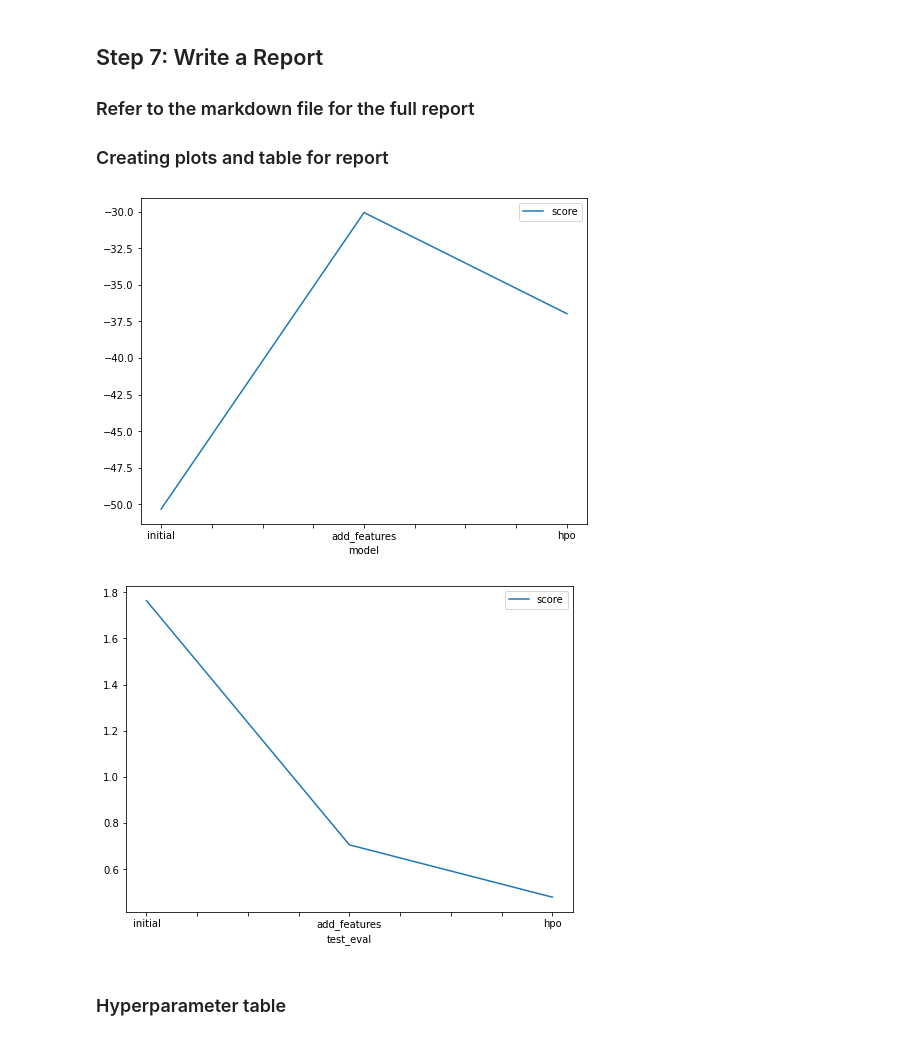
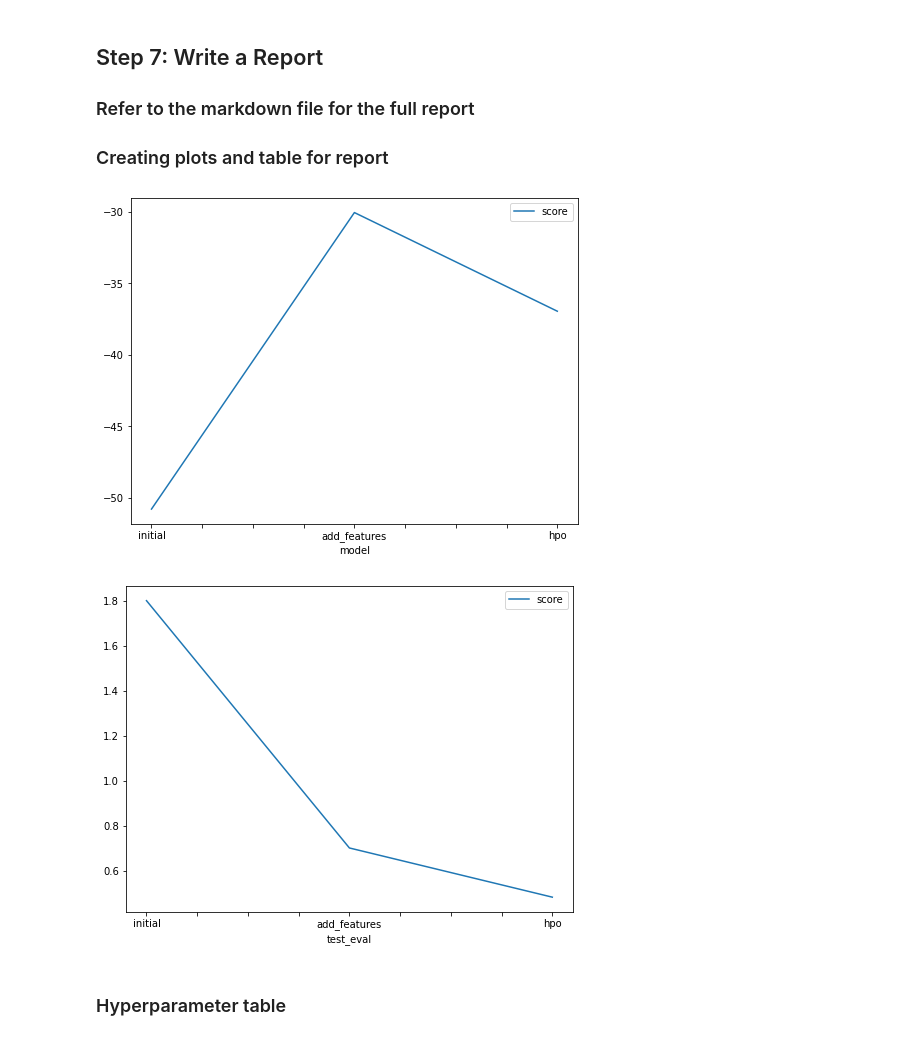
Before and after one commit to irvifa/cd0385-project-starter, a Jupyter notebook: project/bike-sharing-demand.ipynb, the cells around one changed output. Drawn from its saved outputs; the diff is of its cells as text; code cells hidden in the pictures.

```diff
--- a/project/bike-sharing-demand.ipynb
+++ b/project/bike-sharing-demand.ipynb
@@ -598,26 +653,26 @@ submission_new_hpo.to_csv("submission_new_hpo.csv", index=False)
 # %%
 # Taking the top model score from each training run and creating a line plot to show improvement
 # You can create these in the notebook and save them to PNG or use some other tool (e.g. google sheets, excel)
 fig = pd.DataFrame(
     {
         "model": ["initial", "add_features", "hpo"],
-        "score": [-50.321657, -30.058993, -36.968834]
+        "score": [-50.788283, -30.058993, -36.956096]
     }
 ).plot(x="model", y="score", figsize=(8, 6)).get_figure()
 fig.savefig('model_train_score.png')
 # %% [output]
-[figure, old version]
+[figure, new version]
 # %%
 # Take the 3 kaggle scores and creating a line plot to show improvement
 fig = pd.DataFrame(
     {
         "test_eval": ["initial", "add_features", "hpo"],
-        "score": [1.76379, 0.70591, 0.47927]
+        "score": [1.80200, 0.70066, 0.48158]
     }
 ).plot(x="test_eval", y="score", figsize=(8, 6)).get_figure()
 fig.savefig('model_test_score.png')
 # %% [output]
-[figure, old version]
+[figure, new version]
 # %% [markdown]
 ### Hyperparameter table
 # %%
```
Also changed, not shown: parts of 26 cells of this notebook, 8 other files.
